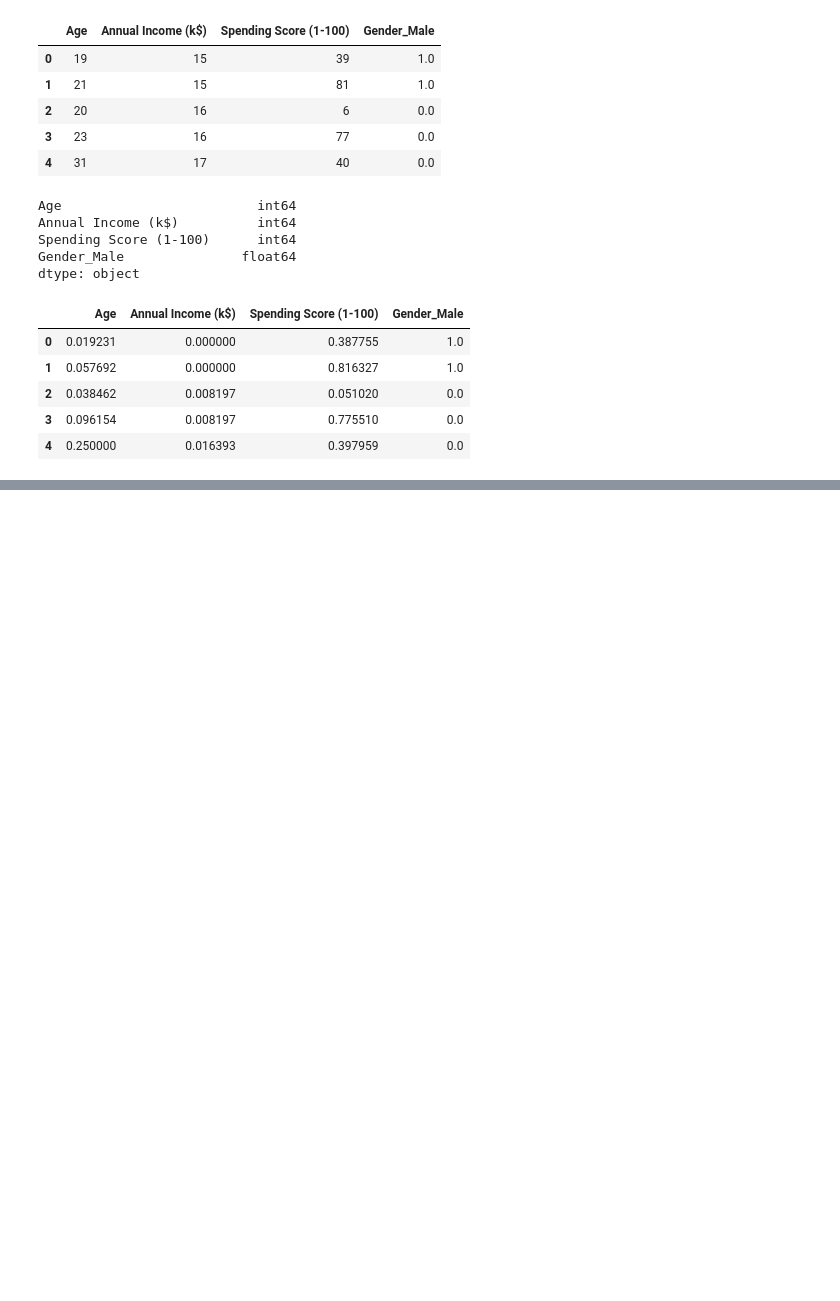
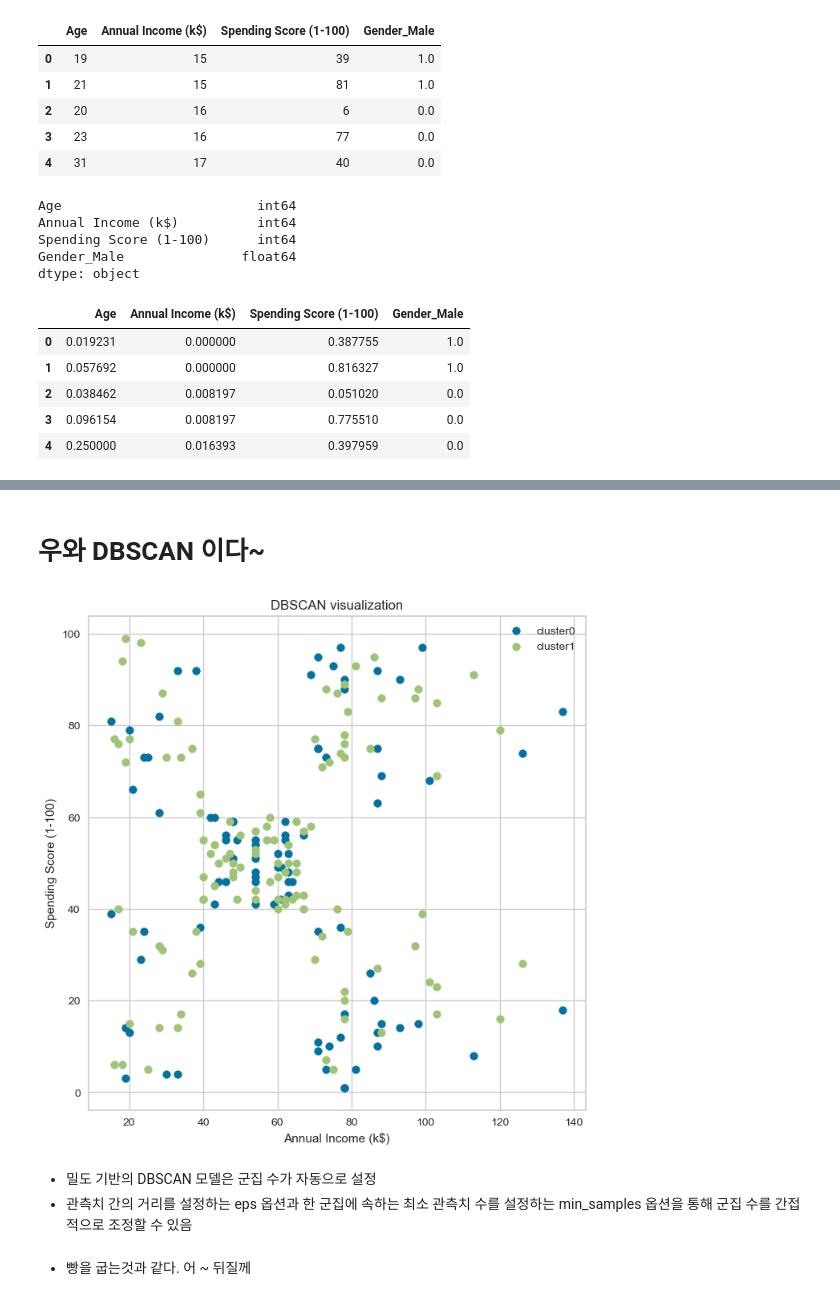
Before and after one commit to bidulgirin/data_science, a Jupyter notebook: 26.군집모델.ipynb, the cells around one changed output, grey strips where cells are left out. Cells and saved outputs as stored; diff of their text form; code cells hidden in the pictures; blank space fills up the shorter version.

```diff
--- a/26.군집모델.ipynb
+++ b/26.군집모델.ipynb
@@ -159,0 +302,5 @@ df_minmax.head()
+# %%
+dbscan_model = DBSCAN(eps = 0.7, min_samples= 5)
+
+dbscan_model.fit(df_minmax)
+df2["cluster2"] = dbscan_model.fit_predict(df_minmax)
@@ -159,0 +316,23 @@ df_minmax.head()
+# %% [markdown]
+# 우와 DBSCAN 이다~
+# %%
+plt.figure(figsize = (8,8))
+
+for i in range(df2["cluster2"].max() + 1):
+    plt.scatter(df2.loc[df2["cluster2"] == i, "Annual Income (k$)"],
+    df2.loc[df2["cluster2"] == i, "Spending Score (1-100)"],
+    label = "cluster" + str(i))
+
+plt.legend()
+plt.title("DBSCAN visualization", size = 12)
+plt.xlabel("Annual Income (k$)")
+plt.ylabel("Spending Score (1-100)")
+
+plt.show()
+# %% [output]
+[figure, added]
+# %% [markdown]
+- 밀도 기반의 DBSCAN 모델은 군집 수가 자동으로 설정
+- 관측치 간의 거리를 설정하는 eps 옵션과 한 군집에 속하는 최소 관측치 수를 설정하는 min_samples 옵션을 통해 군집 수를 간접적으로 조정할 수 있음
+# %% [markdown]
+- 빵을 굽는것과 같다. 어 ~ 뒤질께
```
Also changed, not shown: parts of 33 cells of this notebook, 2 other files.
